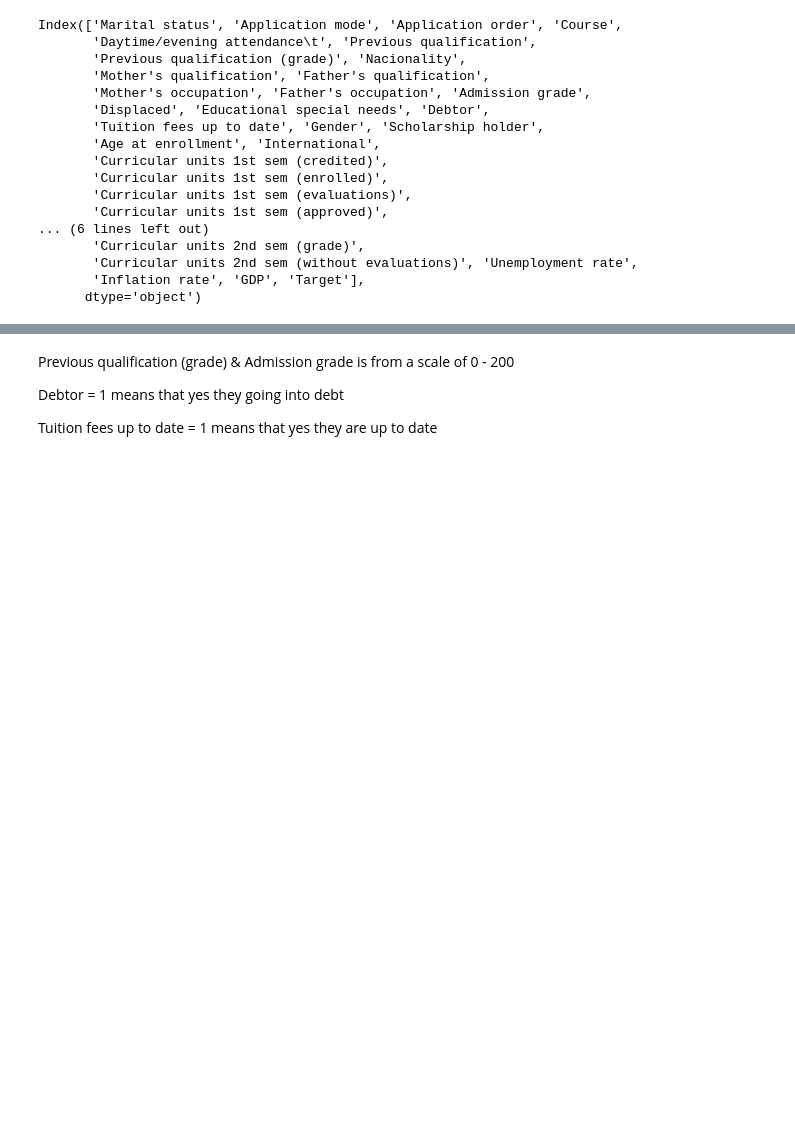
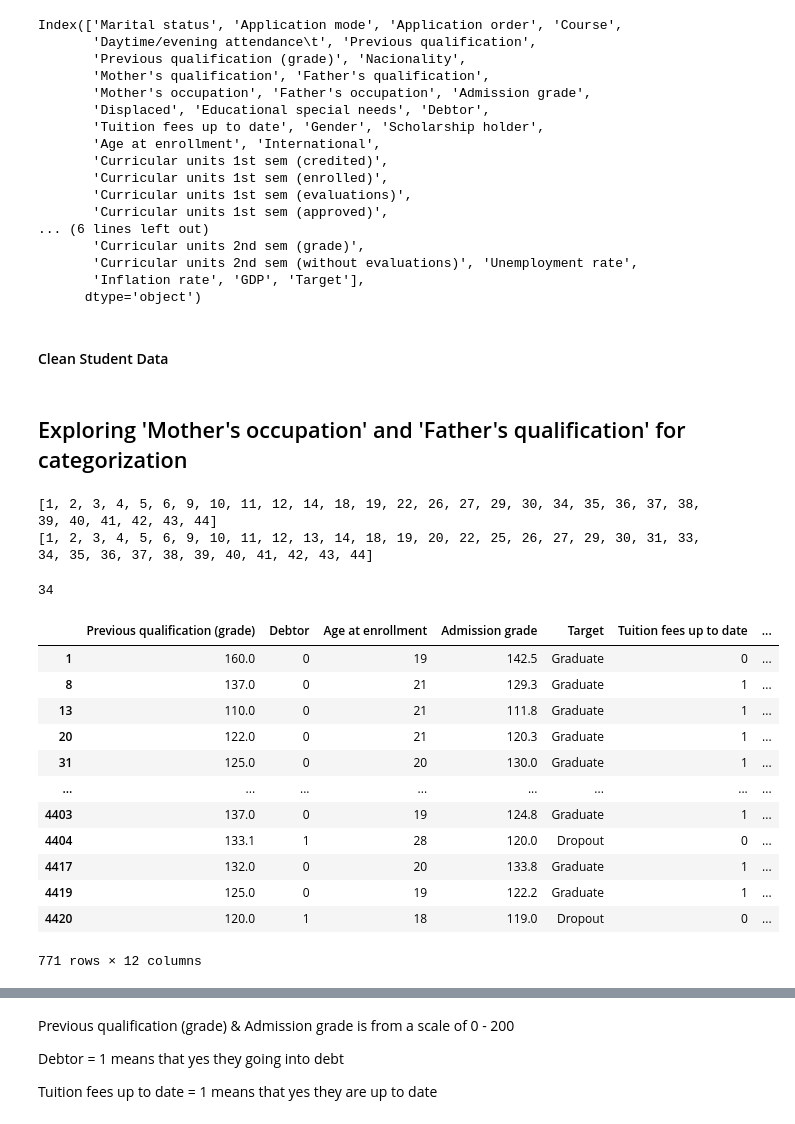
Before and after one commit to UCB-stat-159-f25/final-shrija-owen-allison, a Jupyter notebook: Notebook1.ipynb, the cells around one changed output, grey strips where cells are left out. Cells and saved outputs as stored; diff of their text form; code cells hidden in the pictures; blank space fills up the shorter version.

```diff
--- a/Notebook1.ipynb
+++ b/Notebook1.ipynb
@@ -12,7 +13,7 @@ data_dir = Path('data')
 # %% [markdown]
 # Uploading and Cleaning Data
 # %%
-student_data = pd.read_csv('data/student_data.csv', sep = ';' )
+student_data = pd.read_csv(data_dir/'student_data.csv', sep = ';' )
 # %%
 print(student_data.columns)
 # %% [output]
@@ -41,0 +37,49 @@ clean_sd = student_data[['Previous qualification (grade)','Debtor', 'Age at enro
+# %% [markdown]
+#### Clean Student Data
+# %%
+# We are going to do an EDA on age at enrollment, debtor (whether the student is going into debt) and admission grade.
+# We will then examine their relationship to our target variable (whether the student dropped out or graduated).
+
+clean_sd = student_data[['Previous qualification (grade)','Debtor', 'Age at enrollment',
+                         'Admission grade', 'Target', 'Tuition fees up to date', "Mother's qualification", "Father's qualification"]]
+
+# Removing the 794 students that are marked as enrolled
+clean_sd = clean_sd[clean_sd["Target"] != "Enrolled"]
+# %% [markdown]
+## Exploring 'Mother's occupation' and 'Father's qualification' for categorization
+# %%
+mothers_quals = sorted(clean_sd["Mother's qualification"].unique())
+fathers_quals = sorted(clean_sd["Father's qualification"].unique())
+
+# No 13, 20, 25, 31, 33
+print(mothers_quals)
+
+print(fathers_quals)
+
+len(fathers_quals)
+# shared_values = set(mothers_quals) & set(fathers_quals)
+# shared_values
+# %% [output]
+[1, 2, 3, 4, 5, 6, 9, 10, 11, 12, 14, 18, 19, 22, 26, 27, 29, 30, 34, 35, 36, 37, 38, 39, 40, 41, 42, 43, 44]
+[1, 2, 3, 4, 5, 6, 9, 10, 11, 12, 13, 14, 18, 19, 20, 22, 25, 26, 27, 29, 30, 31, 33, 34, 35, 36, 37, 38, 39, 40, 41, 42, 43, 44]
+34
+# %%
+allowed_values = {1, 2, 3, 4, 5, 18, 22, 35, 39, 41, 42}
+
+clean_sd_trial = clean_sd[clean_sd["Father's qualification"].isin(allowed_values) & clean_sd["Mother's qualification"].isin(allowed_values)]
+# %%
+clean_sd_trial
+# %% [output]
+|  | Previous qualification (grade) | Debtor | Age at enrollment | Admission grade | Target | Tuition fees up to date | ... |
+| 1 | 160.0 | 0 | 19 | 142.5 | Graduate | 0 | ... |
+| 8 | 137.0 | 0 | 21 | 129.3 | Graduate | 1 | ... |
+| 13 | 110.0 | 0 | 21 | 111.8 | Graduate | 1 | ... |
+| 20 | 122.0 | 0 | 21 | 120.3 | Graduate | 1 | ... |
+| 31 | 125.0 | 0 | 20 | 130.0 | Graduate | 1 | ... |
+| ... | ... | ... | ... | ... | ... | ... | ... |
+| 4403 | 137.0 | 0 | 19 | 124.8 | Graduate | 1 | ... |
+| 4404 | 133.1 | 1 | 28 | 120.0 | Dropout | 0 | ... |
+| 4417 | 132.0 | 0 | 20 | 133.8 | Graduate | 1 | ... |
+| 4419 | 125.0 | 0 | 19 | 122.2 | Graduate | 1 | ... |
+| 4420 | 120.0 | 1 | 18 | 119.0 | Dropout | 0 | ... |
+771 rows × 12 columns
```
Also changed, not shown: parts of 10 cells of this notebook.
